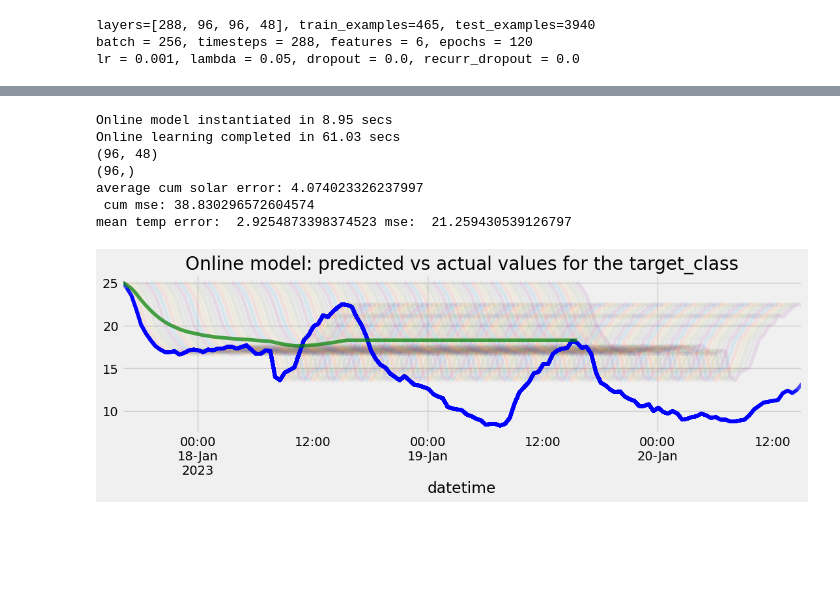
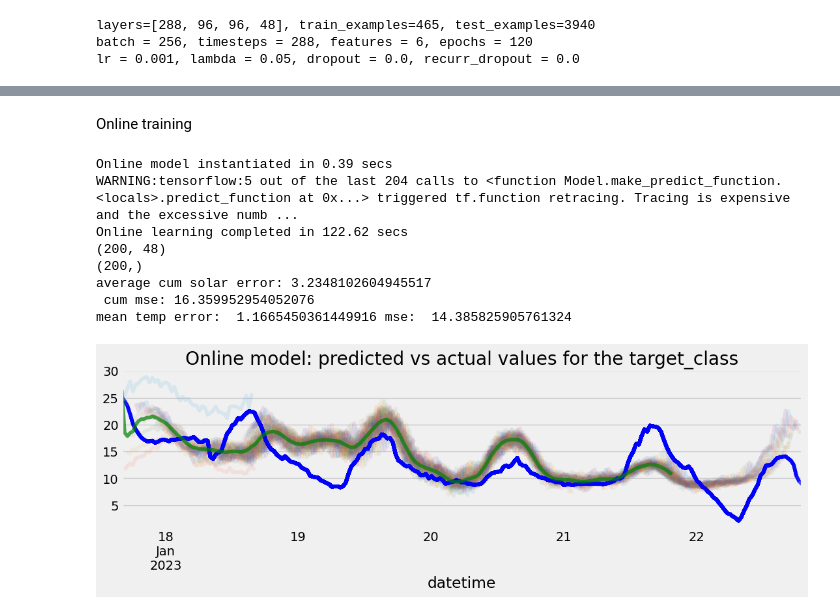
Before and after one commit to Muckthebuck/2023-Energy-kit, a Jupyter notebook: [Austin]solar_temp_predictions.ipynb, the cells around one changed output, grey strips where cells are left out. Cells and saved outputs as stored; diff of their text form; code cells hidden in the pictures; blank space fills up the shorter version.

Commit message:
added more graphs and  updated readme file

```diff
--- a/[Austin]solar_temp_predictions.ipynb
+++ b/[Austin]solar_temp_predictions.ipynb
@@ -478,7 +534,7 @@ for i in range(fixed_predict.shape[0]):
     dff2 = pd.DataFrame({'actual': actual.squeeze()}, index=index)
     dff1.plot(ax=ax, alpha=0.1, legend=False)
     dff2.plot(ax=ax, alpha=0.7, color='blue', legend=False)
-    avg_temperr +=np.mean(dff1['predicted']-dff2['actual'])
+    avg_temperr +=np.mean(np.abs(dff1['predicted']-dff2['actual']))
     avg_mse +=mean_squared_error(dff1['predicted'], dff2['actual'])
 dff_avg= dff_avg.mean(axis=1)
 dff_avg.plot(ax=ax, alpha=0.7, color='green', legend=False)
@@ -580,7 +649,7 @@ scaling_const = 50
 # It means I need to prepend (T-1) last train records to the 1st test window
 T = past  # my choice of the timesteps window
 pred_T = future
-X_train, y_train, X_test, y_test, test_labels, scaler_x, scaler_y = create_batches(train_data, val_data, T, pred_T, 'AIR_TEMP')
+X_train, y_train, X_test, y_test, test_labels, scaler_x, scaler_y, online_x_train, online_y = create_batches(train_data, val_data, T, pred_T, 'AIR_TEMP')
 print(type(X_train), type(y_train))
 # %% [output]
 (800, 6) (800, 1) (4275, 6) (3988, 1)
@@ -691,11 +779,12 @@ plt.show()
 # Plot predictions vs actual labels for fixed model
 
 ## for large amount
-fixed_predict = model.predict_on_batch(X_test)
+fixed_predict = model.predict_on_batch(X_test[:200])
 j = 0
 fig, ax = plt.subplots(figsize=(12, 3))
 ax.set_title('Fixed model: predicted vs actual values for the target_class')
-dff_avg = pd.DataFrame({'predicted':  np.full(test_labels.shape[0], np.nan)},index=test_labels.index)
+dff_avg = pd.DataFrame({'predicted':  np.full(test_labels.iloc[:200].shape[0], np.nan)},index=test_labels.iloc[:200].index)
+dff_actual = pd.DataFrame({'actual':  np.array(test_labels.iloc[:200]).reshape(-1)},index=test_labels.iloc[:200].index)
 avg_temperr=0
 avg_mse=0
 for i in range(fixed_predict.shape[0]):
@@ -717,10 +806,17 @@ for i in range(fixed_predict.shape[0]):
     dff2 = pd.DataFrame({'actual': actual.squeeze()}, index=index)
     dff1.plot(ax=ax, alpha=0.1, legend=False)
     dff2.plot(ax=ax, alpha=0.7, color='blue', legend=False)
-    avg_temperr +=np.mean(dff1['predicted']-dff2['actual'])
+    avg_temperr +=np.mean(np.abs(dff1['predicted']-dff2['actual']))
     avg_mse +=mean_squared_error(dff1['predicted'], dff2['actual'])
 dff_avg= dff_avg.mean(axis=1)
 dff_avg.plot(ax=ax, alpha=0.7, color='green', legend=False)
 print(f"average temp error: {avg_temperr/fixed_predict.shape[0]}")
-print(f" mse: {avg_mse/fixed_predict.shape[0]}")
+print(f" cum mse: {avg_mse/fixed_predict.shape[0]}")
 plt.show()
+
+dff_avg_arry = np.array(dff_avg.values).reshape(-1)
+dff_actual_arry = np.array(dff_actual['actual']).reshape(-1)[~np.isnan(dff_avg_arry)]
+dff_avg_arry = dff_avg_arry[~np.isnan(dff_avg_arry)]
+diff = np.abs(dff_avg_arry-dff_actual_arry)
+dff_mse = mean_squared_error(dff_avg_arry, dff_actual_arry)
+print("mean temp error: ", np.mean(diff), "mse: ", dff_mse)
@@ -729,25 +848,30 @@ model.save("saved_model/temp_Austin_temp_lstm3/")
+# %% [markdown]
+Online training
 # %%
 start = time()
-# config, weights = model.get_config(), model.get_weights()
-# online_model = Sequential.from_config(config)
-# online_model.set_weights(weights)
-# online_model.compile(loss='mae', optimizer=Adam(learning_rate=LR))
-online_model = tf.keras.models.load_model("saved_model/temp_Austin_temp_lstm3/")
+config, weights = model.get_config(), model.get_weights()
+online_model = Sequential.from_config(config)
+online_model.set_weights(weights)
+online_model.compile(loss='mae', optimizer=Adam(learning_rate=LR))
+# online_model = tf.keras.models.load_model("saved_model/temp_Austin_temp_lstm3/")
 print(f'Online model instantiated in {time() - start:.2f} secs')
 
 # Online training (update model with each new data available):
 predictions = []
 start = time()
-online_len = 96
+online_len = 200
 for t in range(online_len):
-    x = X_test[t].reshape(-1,T,N)  # a "new" input is available
+    # get latest data and retrain upto current time
+    x_train = online_x_train[t].reshape(-1,T,N)
+    y = online_y[t].reshape(1,-1,1)
+    online_model.train_on_batch(x, y)  # runs a single gradient update
+
+    #make prediction for current point and future
+    x = X_test[t].reshape(-1,T,N)  # get past T days of data
     y_hat = online_model.predict_on_batch(x) # predict on the "new" input
     # averaged = np.mean(y_hat[:,3:6,:], axis=1)
     predictions.append(y_hat)  # save predictions
-    y = y_hat
-    y[0] = y_test[0] # basically set the data for current time point and update the model
-    y = y.reshape(1,-1,1)
-    online_model.train_on_batch(x, y)  # runs a single gradient update
+
 
 print(f'Online learning completed in {time() - start:.2f} secs')
 
@@ -771,39 +895,40 @@ for i in range(online_len):
 
     # averaged = scaler_y.inverse_transform(fixed_predict)[i]
     # # Plot predictions vs actual labels for fixed model
     # actual = scaler_y.inverse_transform(y_test)[i]
     index = test_labels.iloc[i:i+actual.shape[0]].index
 
     # print(fixed_predict)
     dff1 = pd.DataFrame({'predicted': averaged.squeeze()}, index=index)
     j+=1
     # Assuming dff1 and dff2 are two dataframes with different index lengths
     # Join the two dataframes on their index
     dff_avg = dff_avg.join(dff1, how='left', rsuffix=f'_{i}')
     dff2 = pd.DataFrame({'actual': actual.squeeze()}, index=index)
     dff1.plot(ax=ax, alpha=0.1, legend=False)
     dff2.plot(ax=ax, alpha=0.7, color='blue', legend=False)
-    avg_temperr +=np.mean(dff1['predicted']-dff2['actual'])
+    avg_temperr +=np.mean(np.abs(dff1['predicted']-dff2['actual']))
     avg_mse +=mean_squared_error(dff1['predicted'], dff2['actual'])
 dff_avg= dff_avg.mean(axis=1)
 print(dff_avg.values.shape)
 dff_avg.plot(ax=ax, alpha=0.7, color='green')
 print(f"average cum solar error: {avg_temperr/fixed_predict.shape[0]}")
 print(f" cum mse: {avg_mse/fixed_predict.shape[0]}")
 
 dff_avg_arry = np.array(dff_avg.values).reshape(-1)
 dff_actual_arry = np.array(dff_actual['actual']).reshape(-1)[~np.isnan(dff_avg_arry)]
 dff_avg_arry = dff_avg_arry[~np.isnan(dff_avg_arry)]
 diff = (dff_avg_arry-dff_actual_arry)
 dff_mse = mean_squared_error(dff_avg_arry, dff_actual_arry)
 print("mean temp error: ", np.mean(diff), "mse: ", dff_mse)
 plt.show()
 # %% [output]
-Online model instantiated in 8.95 secs
-Online learning completed in 61.03 secs
-(96, 48)
-(96,)
-average cum solar error: 4.074023326237997
- cum mse: 38.830296572604574
-mean temp error:  2.9254873398374523 mse:  21.259430539126797
+Online model instantiated in 0.39 secs
+WARNING:tensorflow:5 out of the last 204 calls to <function Model.make_predict_function.<locals>.predict_function at 0x...> triggered tf.function retracing. Tracing is expensive and the excessive numb ...
+Online learning completed in 122.62 secs
+(200, 48)
+(200,)
+average cum solar error: 3.2348102604945517
+ cum mse: 16.359952954052076
+mean temp error:  1.1665450361449916 mse:  14.385825905761324
-[figure, old version]
+[figure, new version]
```
Also changed, not shown: parts of 23 cells of this notebook, 39 other files.
